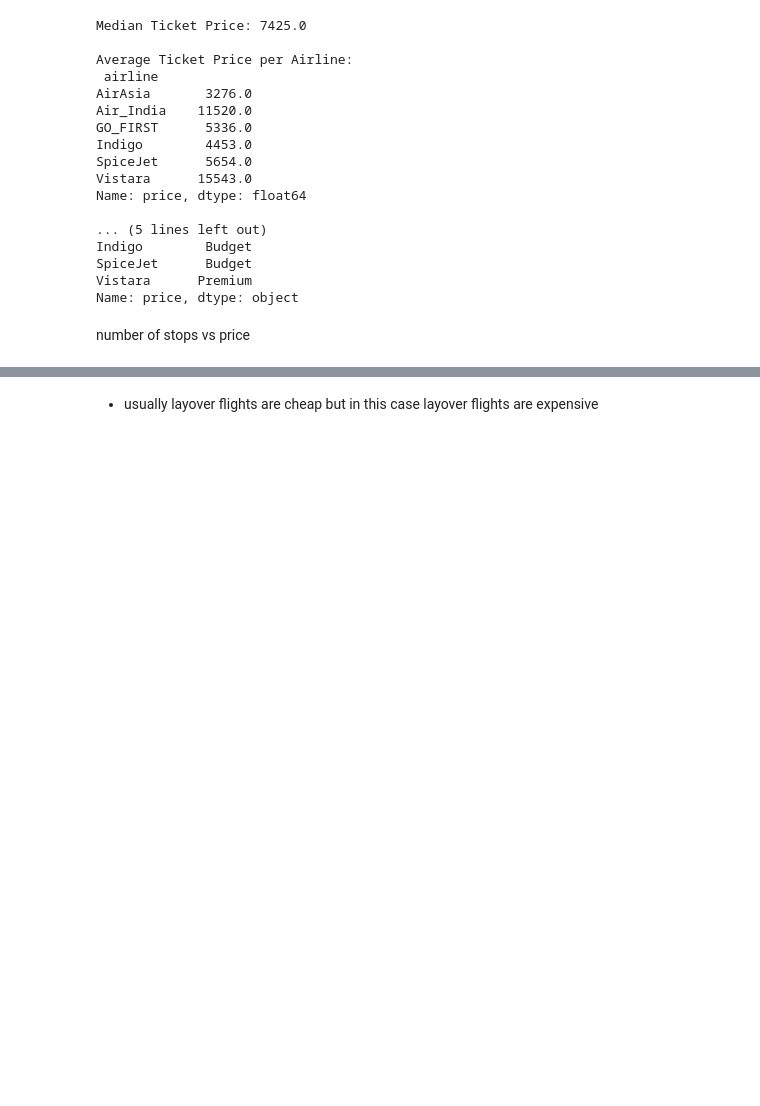
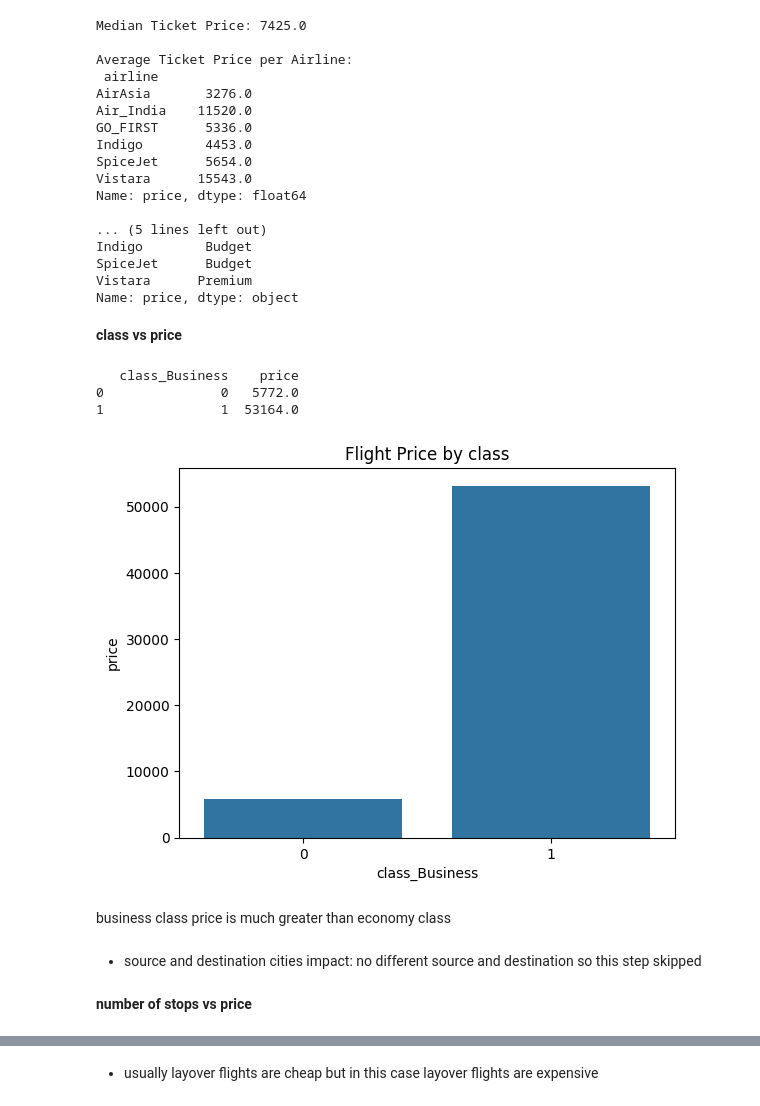
Before and after one commit to yawhatev/project, a Jupyter notebook: fair_project.ipynb, the cells around one changed output, grey strips where cells are left out. Drawn from its saved outputs; the diff is of its cells as text; code cells hidden in the pictures; blank space fills up the shorter version.

```diff
--- a/fair_project.ipynb
+++ b/fair_project.ipynb
@@ -363,8 +454,26 @@ Indigo        Budget
 SpiceJet      Budget
 Vistara      Premium
 Name: price, dtype: object
+# %% [markdown]
+**class vs price**
+# %%
+stops_price = df.groupby('class_Business')['price'].median().reset_index()
+print(stops_price)
+
+sns.barplot(x='class_Business', y='price', data=stops_price)
+plt.title('Flight Price by class')
+plt.show()
+# %% [output]
+   class_Business    price
+0               0   5772.0
+1               1  53164.0
+[figure, added]
+# %% [markdown]
+business class price is much greater than economy class
+# %% [markdown]
+- source and destination cities impact: no different source and destination so this step skipped
 # %% [markdown]
-number of stops vs price
+**number of stops vs price**
 # %%
 stops_price = df.groupby('stops')['price'].median().reset_index()
 print(stops_price)
```
Also changed, not shown: parts of 51 cells of this notebook, 2 other files.
